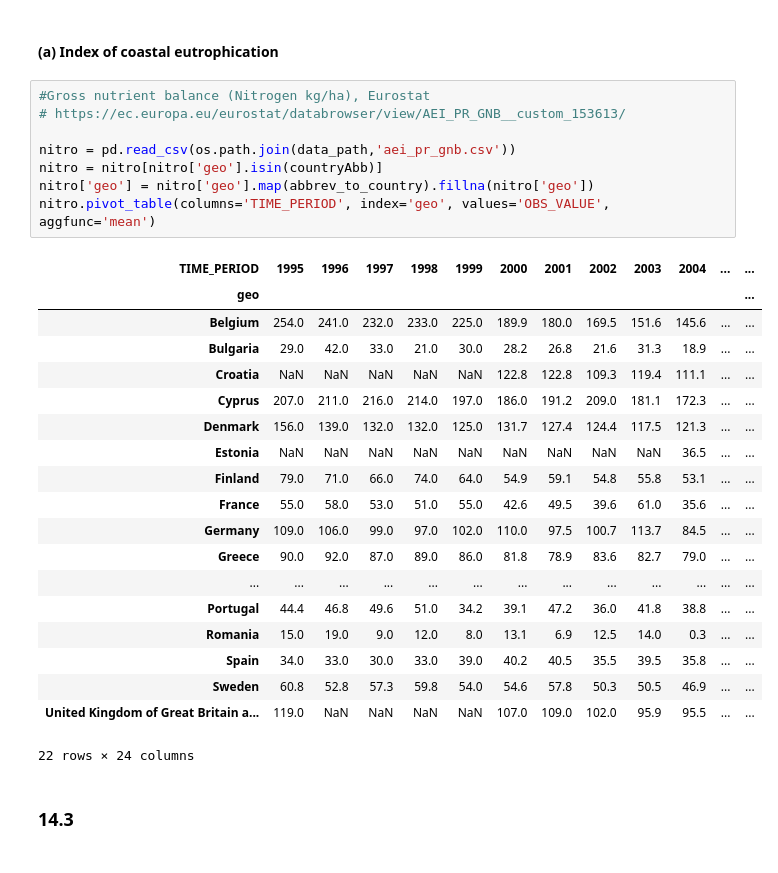
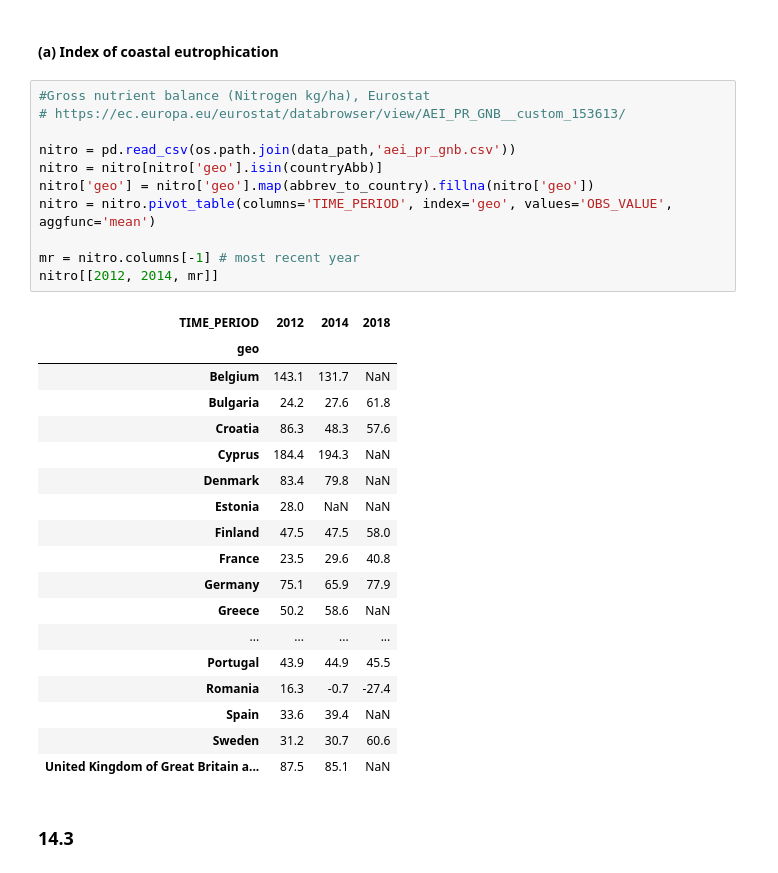
Before and after one commit to isaldiviagonzatti/sdg14, a Jupyter notebook: code/exploreSDG14.ipynb, the cells around one changed output. Cells and saved outputs as stored; diff of their text form.

```diff
--- a/code/exploreSDG14.ipynb
+++ b/code/exploreSDG14.ipynb
@@ -417,31 +419,33 @@ wasteR[[2012, 2014, mr]]
 # %%
 #Gross nutrient balance (Nitrogen kg/ha), Eurostat
 # https://ec.europa.eu/eurostat/databrowser/view/AEI_PR_GNB__custom_153613/
 
 nitro = pd.read_csv(os.path.join(data_path,'aei_pr_gnb.csv'))
 nitro = nitro[nitro['geo'].isin(countryAbb)]
 nitro['geo'] = nitro['geo'].map(abbrev_to_country).fillna(nitro['geo'])
-nitro.pivot_table(columns='TIME_PERIOD', index='geo', values='OBS_VALUE', aggfunc='mean')
+nitro = nitro.pivot_table(columns='TIME_PERIOD', index='geo', values='OBS_VALUE', aggfunc='mean')
+
+mr = nitro.columns[-1] # most recent year
+nitro[[2012, 2014, mr]]
 # %% [output]
-| TIME_PERIOD | 1995 | 1996 | 1997 | 1998 | 1999 | 2000 | 2001 | 2002 | 2003 | 2004 | ... | ... |
-| geo |  |  |  |  |  |  |  |  |  |  |  | ... |
-| Belgium | 254.0 | 241.0 | 232.0 | 233.0 | 225.0 | 189.9 | 180.0 | 169.5 | 151.6 | 145.6 | ... | ... |
-| Bulgaria | 29.0 | 42.0 | 33.0 | 21.0 | 30.0 | 28.2 | 26.8 | 21.6 | 31.3 | 18.9 | ... | ... |
-| Croatia | NaN | NaN | NaN | NaN | NaN | 122.8 | 122.8 | 109.3 | 119.4 | 111.1 | ... | ... |
-| Cyprus | 207.0 | 211.0 | 216.0 | 214.0 | 197.0 | 186.0 | 191.2 | 209.0 | 181.1 | 172.3 | ... | ... |
-| Denmark | 156.0 | 139.0 | 132.0 | 132.0 | 125.0 | 131.7 | 127.4 | 124.4 | 117.5 | 121.3 | ... | ... |
-| Estonia | NaN | NaN | NaN | NaN | NaN | NaN | NaN | NaN | NaN | 36.5 | ... | ... |
-| Finland | 79.0 | 71.0 | 66.0 | 74.0 | 64.0 | 54.9 | 59.1 | 54.8 | 55.8 | 53.1 | ... | ... |
-| France | 55.0 | 58.0 | 53.0 | 51.0 | 55.0 | 42.6 | 49.5 | 39.6 | 61.0 | 35.6 | ... | ... |
-| Germany | 109.0 | 106.0 | 99.0 | 97.0 | 102.0 | 110.0 | 97.5 | 100.7 | 113.7 | 84.5 | ... | ... |
-| Greece | 90.0 | 92.0 | 87.0 | 89.0 | 86.0 | 81.8 | 78.9 | 83.6 | 82.7 | 79.0 | ... | ... |
-| ... | ... | ... | ... | ... | ... | ... | ... | ... | ... | ... | ... | ... |
-| Portugal | 44.4 | 46.8 | 49.6 | 51.0 | 34.2 | 39.1 | 47.2 | 36.0 | 41.8 | 38.8 | ... | ... |
-| Romania | 15.0 | 19.0 | 9.0 | 12.0 | 8.0 | 13.1 | 6.9 | 12.5 | 14.0 | 0.3 | ... | ... |
-| Spain | 34.0 | 33.0 | 30.0 | 33.0 | 39.0 | 40.2 | 40.5 | 35.5 | 39.5 | 35.8 | ... | ... |
-| Sweden | 60.8 | 52.8 | 57.3 | 59.8 | 54.0 | 54.6 | 57.8 | 50.3 | 50.5 | 46.9 | ... | ... |
-| United Kingdom of Great Britain a... | 119.0 | NaN | NaN | NaN | NaN | 107.0 | 109.0 | 102.0 | 95.9 | 95.5 | ... | ... |
+| TIME_PERIOD | 2012 | 2014 | 2018 |
+| geo |  |  |  |
+| Belgium | 143.1 | 131.7 | NaN |
+| Bulgaria | 24.2 | 27.6 | 61.8 |
+| Croatia | 86.3 | 48.3 | 57.6 |
+| Cyprus | 184.4 | 194.3 | NaN |
+| Denmark | 83.4 | 79.8 | NaN |
+| Estonia | 28.0 | NaN | NaN |
+| Finland | 47.5 | 47.5 | 58.0 |
+| France | 23.5 | 29.6 | 40.8 |
+| Germany | 75.1 | 65.9 | 77.9 |
+| Greece | 50.2 | 58.6 | NaN |
+| ... | ... | ... | ... |
+| Portugal | 43.9 | 44.9 | 45.5 |
+| Romania | 16.3 | -0.7 | -27.4 |
+| Spain | 33.6 | 39.4 | NaN |
+| Sweden | 31.2 | 30.7 | 60.6 |
+| United Kingdom of Great Britain a... | 87.5 | 85.1 | NaN |
-22 rows × 24 columns
 # %% [markdown]
 ### 14.3
 # %% [markdown]
```
Also changed, not shown: parts of 7 cells of this notebook, 11 other files.
